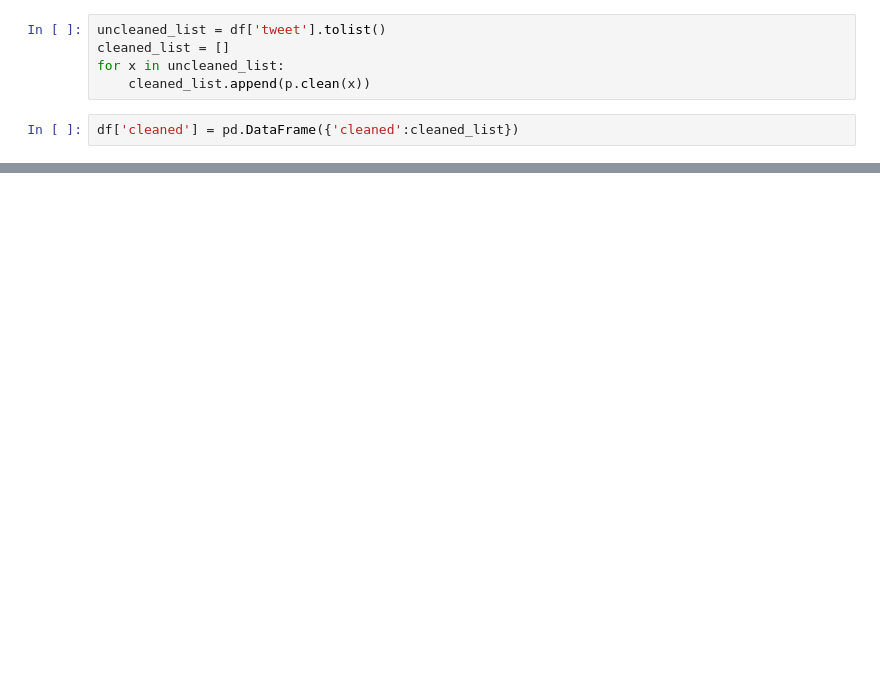
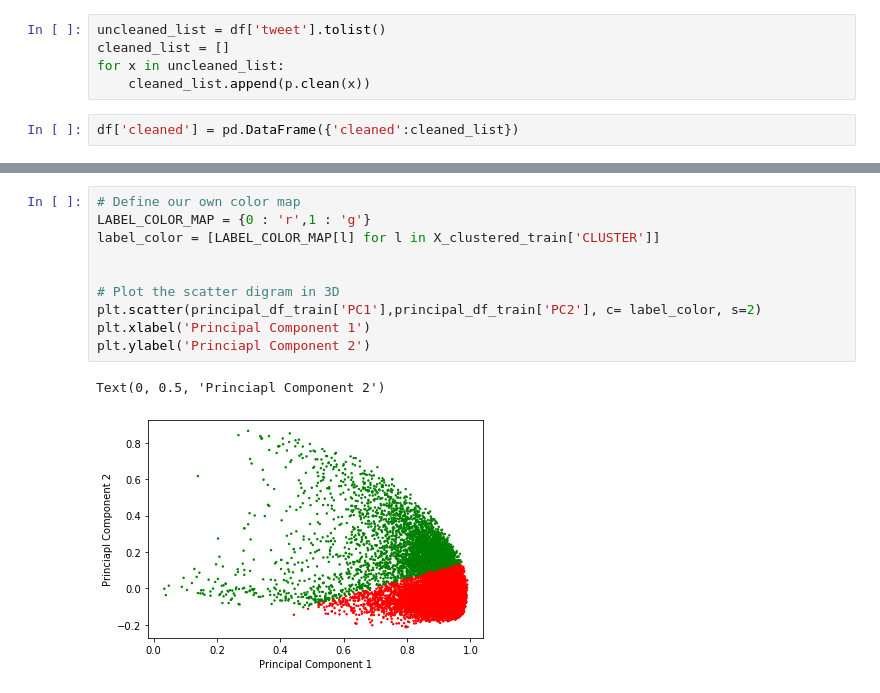
Before and after one commit to fznsakib/covidology, a Jupyter notebook: notebooks/kmeans.ipynb, the cells around one changed output, grey strips where cells are left out. Drawn from its saved outputs; the diff is of its cells as text; blank space fills up the shorter version.

```diff
--- a/notebooks/kmeans.ipynb
+++ b/notebooks/kmeans.ipynb
@@ -43 +59,14 @@ y_pred = nb.predict(X_test)
+# %%
+# Define our own color map
+LABEL_COLOR_MAP = {0 : 'r',1 : 'g'}
+label_color = [LABEL_COLOR_MAP[l] for l in X_clustered_train['CLUSTER']]
+
+
+# Plot the scatter digram in 3D
+plt.scatter(principal_df_train['PC1'],principal_df_train['PC2'], c= label_color, s=2)
+plt.xlabel('Principal Component 1')
+plt.ylabel('Princiapl Component 2')
+# %% [output]
+Text(0, 0.5, 'Princiapl Component 2')
+[figure, added]
 # %%
```
Also changed, not shown: parts of 8 cells of this notebook.
